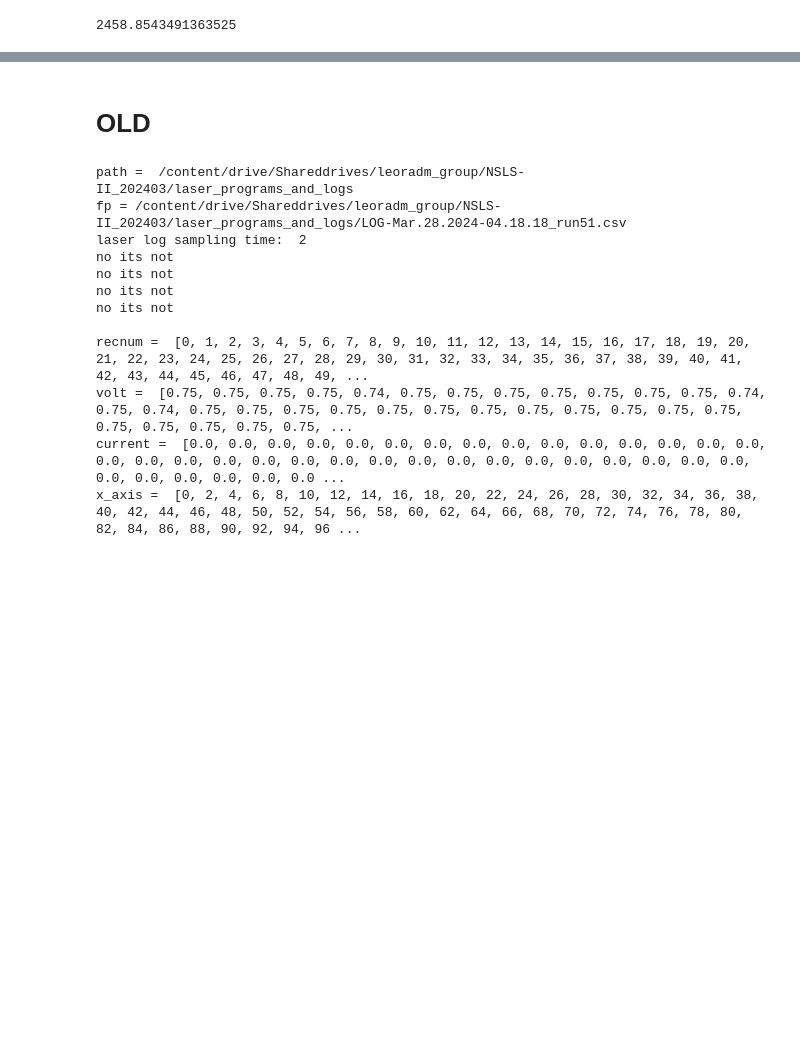
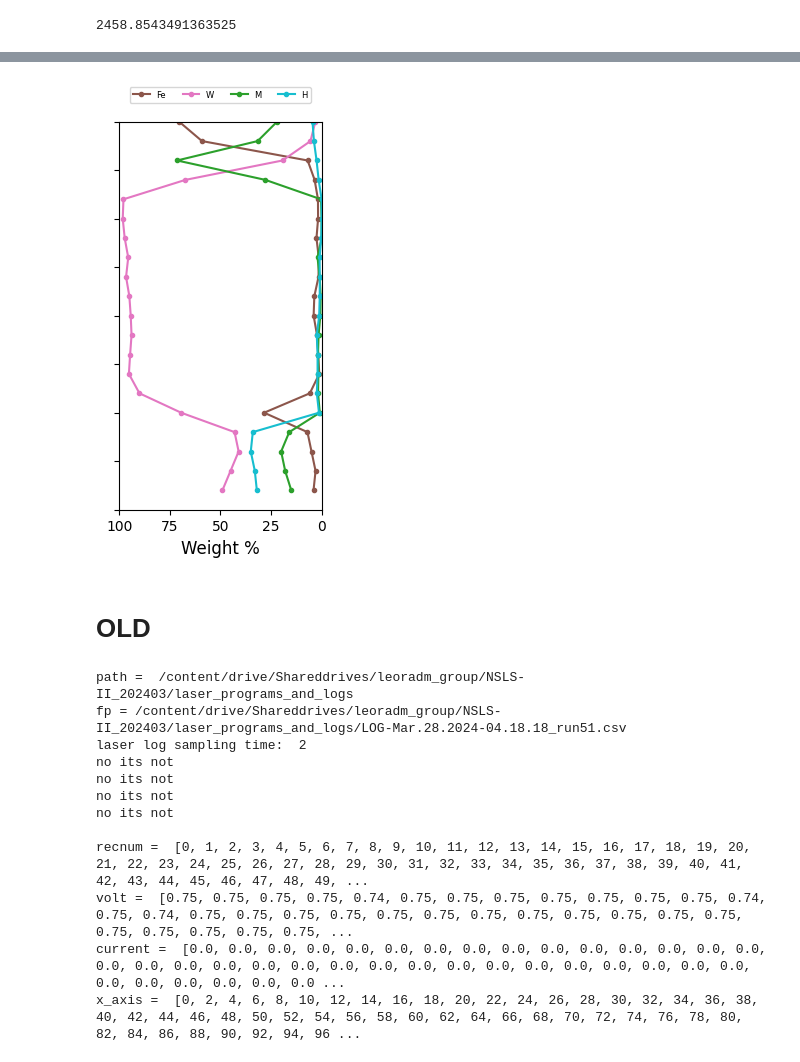
Before and after one commit to lmoghimi/personal-processing, a Jupyter notebook: post_beamline_analysis.ipynb, the cells around one changed output, grey strips where cells are left out. Saved outputs shown, nothing was run; the diff lists cells and outputs as text; code cells hidden in the pictures; blank space fills up the shorter version.

```diff
--- a/post_beamline_analysis.ipynb
+++ b/post_beamline_analysis.ipynb
@@ -1433,3 +1408,89 @@ Max T_C =  nan
 print(I0.max())
 # %% [output]
 2458.8543491363525
+# %%
+#@title Plot phase quantities as a function of depth
+#results from Rietveld refinement, formatted in csv file generated by Remington's code
+folderPath = '/content/impurity_first_last_lst_results.CSV' #paste the folder path here
+
+lst_data = []
+with open(folderPath, mode = 'r') as file:
+    csvFile = csv.DictReader(file)
+    for lines in csvFile:
+        #print(lines)
+        lst_data.append(lines) #extract data from the file for python treatment
+
+primary = []
+Q_wt_fe = []
+Q_wt_w = []
+Q_wt_m = []
+Q_wt_h = []
+###
+count = 0
+text = 'primary' #'Qironalpha'
+# print(lst_data[count][text])
+# print(type(lst_data[count][text]))
+# print(float(lst_data[count][text]))
+# print(type(float(lst_data[count][text])))
+for lines in lst_data:
+    primary.append(int(float((lst_data[count]['primary']))))
+    Q_wt_fe.append(float(lst_data[count]['Qironalpha']))
+    Q_wt_m.append(float(lst_data[count]['Qmagnetite']))
+    Q_wt_w.append(float(lst_data[count]['QWustite'])) #case-sensitive
+    Q_wt_h.append(float(lst_data[count]['Qhematite']))
+    ###
+    count = count + 1
+
+primary = np.array(primary)
+Q_wt_fe = np.array(Q_wt_fe)
+Q_wt_w = np.array(Q_wt_w)
+Q_wt_m = np.array(Q_wt_m)
+Q_wt_h = np.array(Q_wt_h)
+###
+
+# print('primary:',primary)
+# print(Q_wt_fe)
+# print(Q_wt_w)
+# print(Q_wt_m)
+# print(Q_wt_h)
+
+figsize = (2.5,5) #(3,5) #width with legend and ticks
+fs = 12
+markersz = 20
+
+fig, ax = plt.subplots(figsize=figsize, tight_layout=True)
+phase_series = ['Fe', 'W', 'M', 'H']
+phase_colors = ['tab:brown', 'tab:pink','tab:green','tab:cyan'] #lincol_ceo2 = 'tab:orange'
+###
+print('len(phase_series):',len(phase_series))
+scale = 100 #either 1 or 100, depending on whether you're plotting weight fraction or percent
+for i, phase_series in enumerate(phase_series):
+    # print('i:',i)
+    # print('phase_series:',phase_series)
+    if i == 0:
+        y = Q_wt_fe
+    elif i == 1:
+        y = Q_wt_w
+    elif i == 2:
+        y = Q_wt_m
+    elif i == 3:
+        y = Q_wt_h
+    else:
+        print('phase missing from plotting')
+        ###
+    plt.scatter(y*scale,primary, marker = '.', s = markersz, c = phase_colors[i])
+    plt.plot(y*scale,primary, marker = '.', c = phase_colors[i], label = phase_series)
+
+plt.xlabel("Weight %", fontsize=fs, color='k')
+ax.set_xlim(0, 1*scale)
+ax.invert_xaxis()
+
+#plt.ylabel("Scan #", fontsize=fs)
+ax.set_ylim(0, max(primary))
+ax.set_yticklabels([])
+print('number of scans:',max(primary))
+
+plt.legend(loc='upper center', bbox_to_anchor=(0.5, 1.1),ncol=4,fontsize=6)
+
+#plt.title('Run #',fontsize=fs) #plt.ylabel("Run #", fontsize=fs)
+# %% [output]
@@ -1436,3 +1500,4 @@ print(I0.max())
+[figure, added]
 # %% [markdown]
 # OLD
 # %%
```
Also changed, not shown: parts of 4 cells of this notebook.
